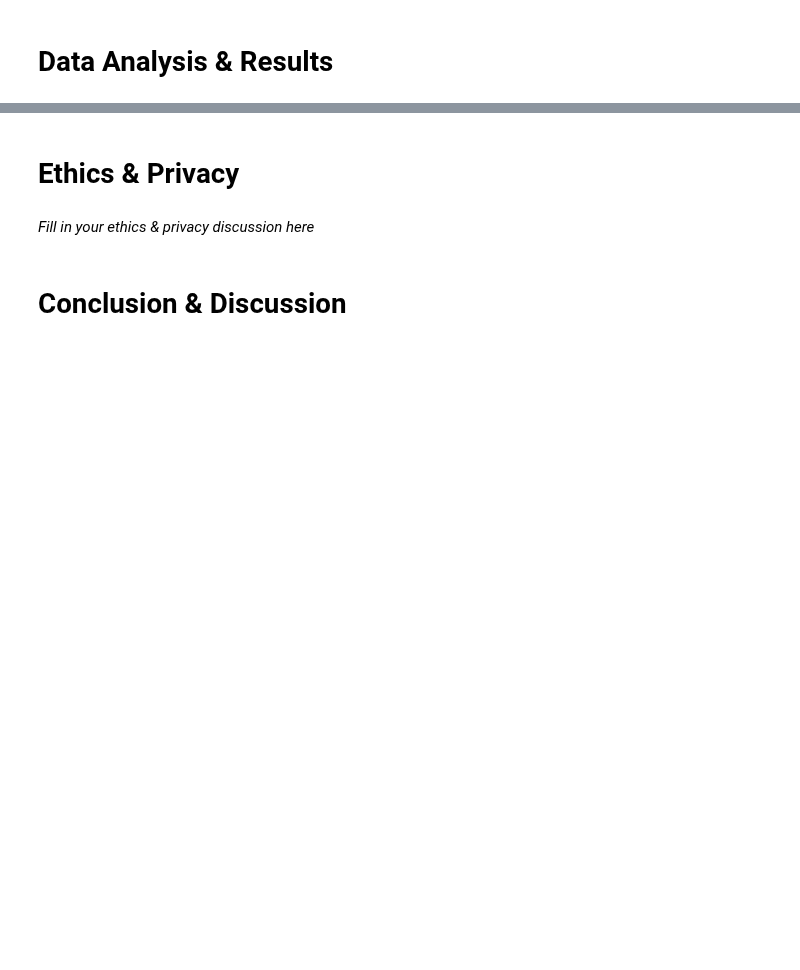
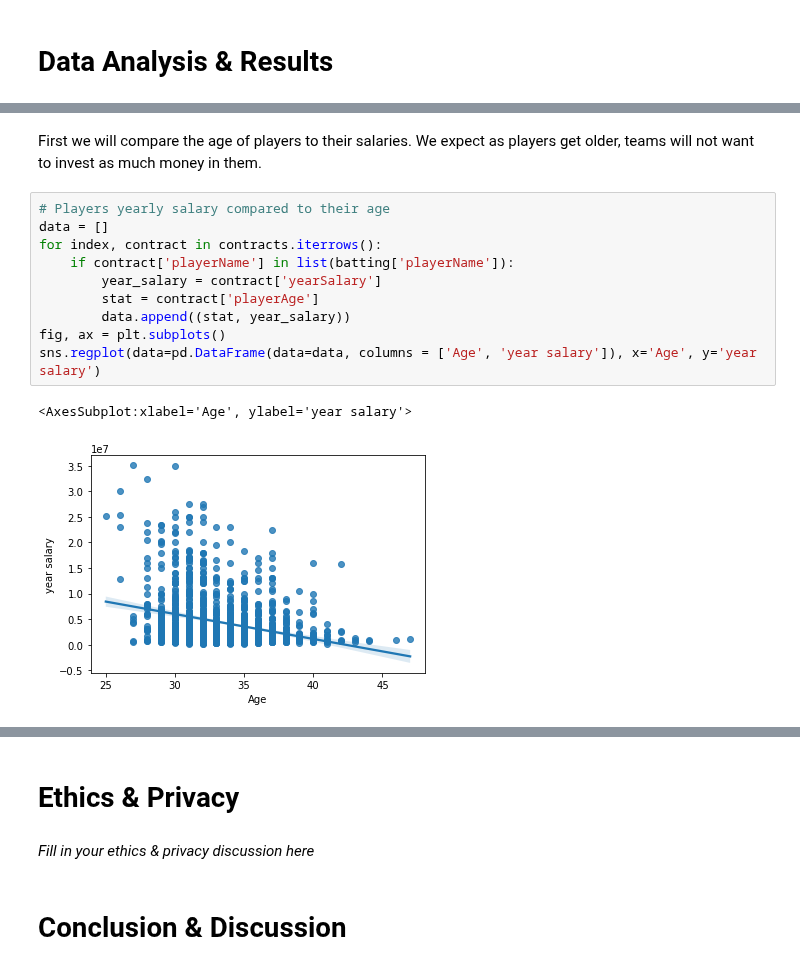
Before and after one commit to leo3friedman/baseball-salary-prediction, a Jupyter notebook: FinalProjectGroup_042-Fa22.ipynb, the cells around one changed output, grey strips where cells are left out. Cells and saved outputs as stored; diff of their text form; blank space fills up the shorter version.

```diff
--- a/FinalProjectGroup_042-Fa22.ipynb
+++ b/FinalProjectGroup_042-Fa22.ipynb
@@ -71,0 +539,15 @@ Include cells that describe the steps in your data analysis.
+# %% [markdown]
+First we will compare the age of players to their salaries. We expect as players get older, teams will not want to invest as much money in them.
+# %%
+# Players yearly salary compared to their age
+data = []
+for index, contract in contracts.iterrows():
+    if contract['playerName'] in list(batting['playerName']):
+        year_salary = contract['yearSalary']
+        stat = contract['playerAge']
+        data.append((stat, year_salary))
+fig, ax = plt.subplots()
+sns.regplot(data=pd.DataFrame(data=data, columns = ['Age', 'year salary']), x='Age', y='year salary')
+# %% [output]
+<AxesSubplot:xlabel='Age', ylabel='year salary'>
+[figure, added]
```
Also changed, not shown: parts of 66 cells of this notebook.
